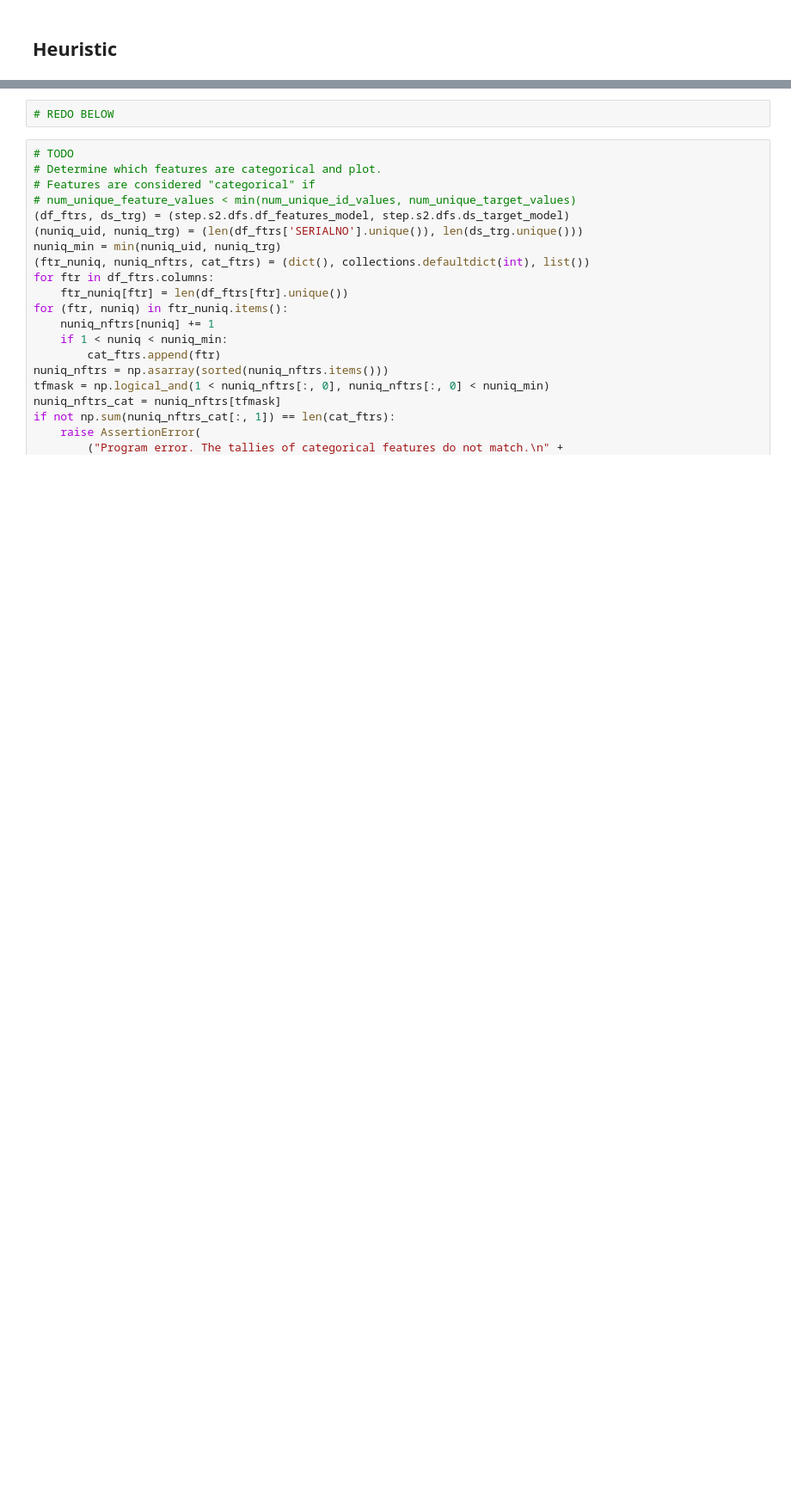
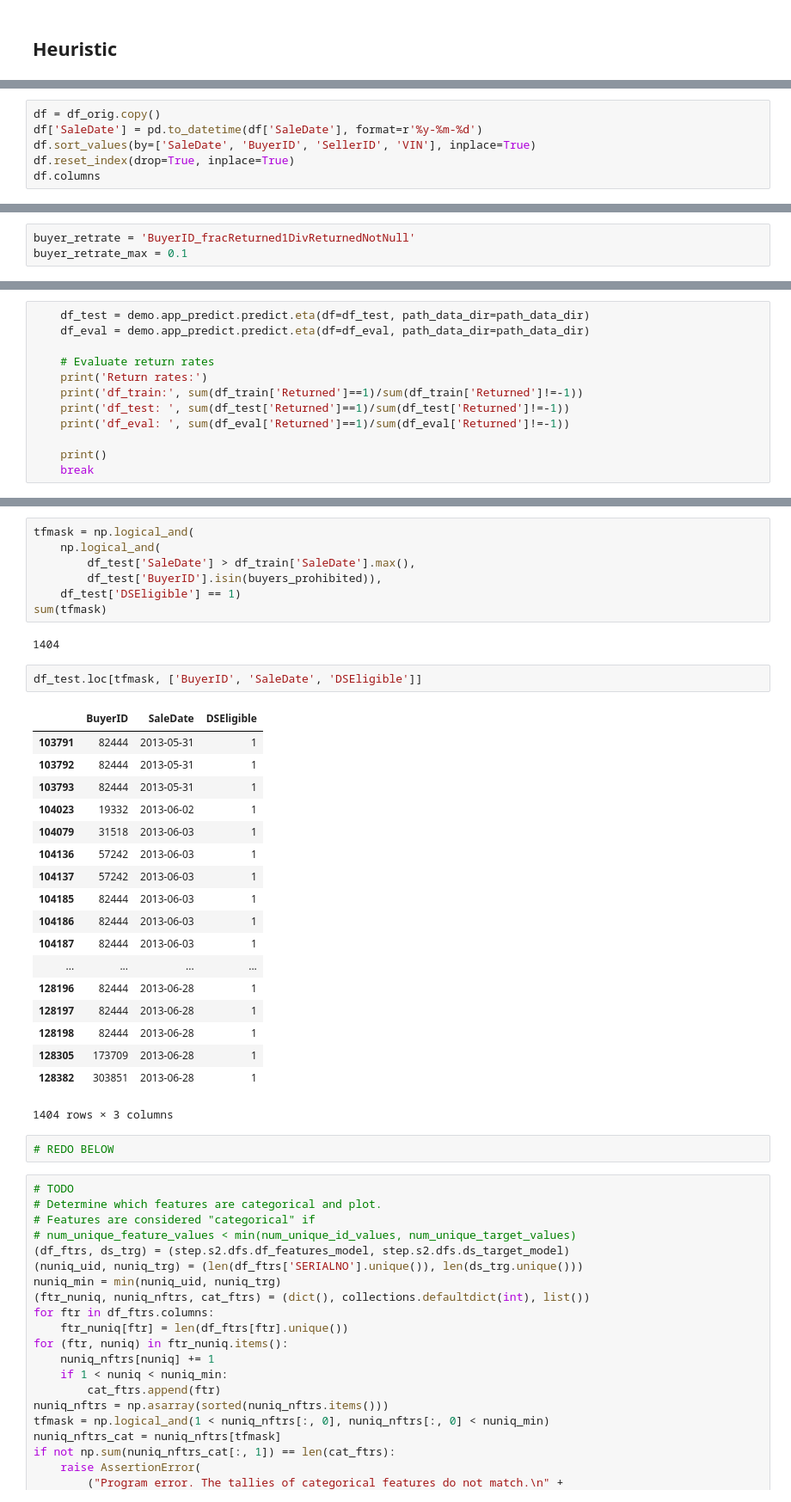
Before and after one commit to stharrold/demo, a Jupyter notebook: demo/app_predict/examples/example_app_predict_dev.ipynb, the cells around one changed output, grey strips where cells are left out. Shown at 86% size. Saved outputs shown, nothing was run; the diff lists cells and outputs as text; blank space fills up the shorter version.

Commit message:
app_predict: testing heuristic

```diff
--- a/demo/app_predict/examples/example_app_predict_dev.ipynb
+++ b/demo/app_predict/examples/example_app_predict_dev.ipynb
@@ -346,0 +351,6 @@ len(df)/2
+# %%
+df = df_orig.copy()
+df['SaleDate'] = pd.to_datetime(df['SaleDate'], format=r'%y-%m-%d')
+df.sort_values(by=['SaleDate', 'BuyerID', 'SellerID', 'VIN'], inplace=True)
+df.reset_index(drop=True, inplace=True)
+df.columns
@@ -346,0 +364,3 @@ len(df)/2
+# %%
+buyer_retrate = 'BuyerID_fracReturned1DivReturnedNotNull'
+buyer_retrate_max = 0.1
@@ -346,0 +428,12 @@ len(df)/2
+# %%
+    df_test = demo.app_predict.predict.eta(df=df_test, path_data_dir=path_data_dir)
+    df_eval = demo.app_predict.predict.eta(df=df_eval, path_data_dir=path_data_dir)
+
+    # Evaluate return rates
+    print('Return rates:')
+    print('df_train:', sum(df_train['Returned']==1)/sum(df_train['Returned']!=-1))
+    print('df_test: ', sum(df_test['Returned']==1)/sum(df_test['Returned']!=-1))
+    print('df_eval: ', sum(df_eval['Returned']==1)/sum(df_eval['Returned']!=-1))
+
+    print()
+    break
@@ -347,3 +497,33 @@ len(df)/2
+# %%
+tfmask = np.logical_and(
+    np.logical_and(
+        df_test['SaleDate'] > df_train['SaleDate'].max(),
+        df_test['BuyerID'].isin(buyers_prohibited)),
+    df_test['DSEligible'] == 1)
+sum(tfmask)
+# %% [output]
+1404
+# %%
+df_test.loc[tfmask, ['BuyerID', 'SaleDate', 'DSEligible']]
+# %% [output]
+|  | BuyerID | SaleDate | DSEligible |
+| 103791 | 82444 | 2013-05-31 | 1 |
+| 103792 | 82444 | 2013-05-31 | 1 |
+| 103793 | 82444 | 2013-05-31 | 1 |
+| 104023 | 19332 | 2013-06-02 | 1 |
+| 104079 | 31518 | 2013-06-03 | 1 |
+| 104136 | 57242 | 2013-06-03 | 1 |
+| 104137 | 57242 | 2013-06-03 | 1 |
+| 104185 | 82444 | 2013-06-03 | 1 |
+| 104186 | 82444 | 2013-06-03 | 1 |
+| 104187 | 82444 | 2013-06-03 | 1 |
+| ... | ... | ... | ... |
+| 128196 | 82444 | 2013-06-28 | 1 |
+| 128197 | 82444 | 2013-06-28 | 1 |
+| 128198 | 82444 | 2013-06-28 | 1 |
+| 128305 | 173709 | 2013-06-28 | 1 |
+| 128382 | 303851 | 2013-06-28 | 1 |
+1404 rows × 3 columns
 # %%
 # REDO BELOW
 # %%
```
Also changed, not shown: parts of 18 cells of this notebook, 2 other files.
